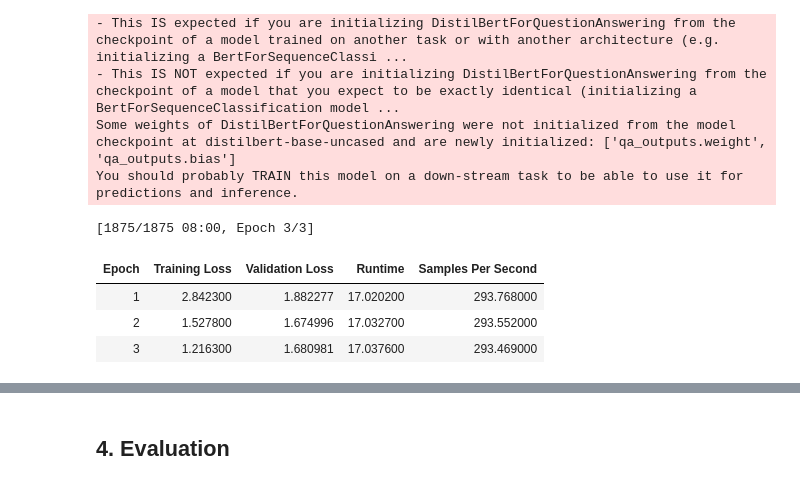
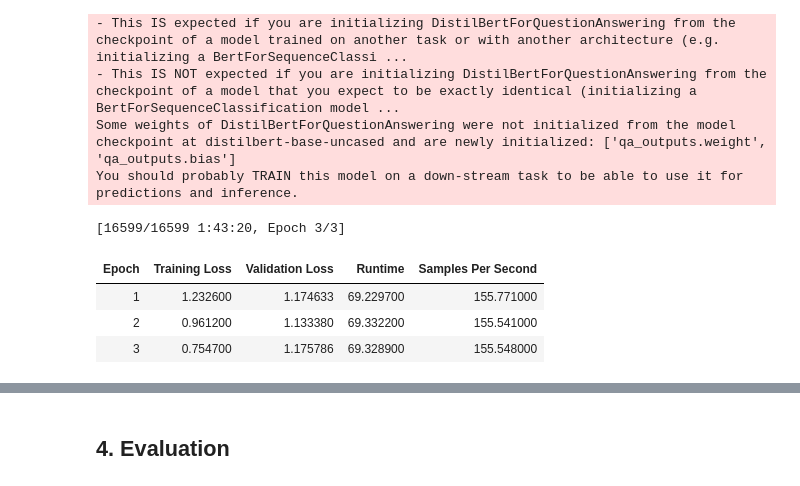
Before and after one commit to sam351/TIL2021, a Jupyter notebook: huggingface-transformers/07_question-answering.ipynb, the cells around one changed output, grey strips where cells are left out. Drawn from its saved outputs; the diff is of its cells as text; code cells hidden in the pictures.

Commit message:
Modify 07_question-answering.ipynb
- Modify 3. Fine-tuning the model to train with full dataset

```diff
--- a/huggingface-transformers/07_question-answering.ipynb
+++ b/huggingface-transformers/07_question-answering.ipynb
@@ -400,36 +406,36 @@ args = TrainingArguments(
     output_dir='test-squad',
     evaluation_strategy = 'epoch',
     learning_rate=2e-5,
     per_device_train_batch_size=batch_size,
     per_device_eval_batch_size=batch_size,
     num_train_epochs=3,
     weight_decay=0.01,
 )
 
 # set data collector
 ## >>> Data collators : objects that will form a batch by using a list of dataset elements as input.
 ## These elements are of the same type as the elements of train_dataset or eval_dataset.
 ## To be able to build batches, data collators may apply some processing (like padding).
 ## >>> default_data_collator : very simple data collator that simply collates batches of dict-like objects
 ## and performs special handling for potential keys
 data_collator = default_data_collator
 
 # initialize trainer
 trainer = Trainer(
     model, args,
     data_collator=data_collator,
-    train_dataset=tokenized_datasets['train'].select(range(10000)),  # use only 10000 examples for training
-    eval_dataset=tokenized_datasets['validation'].select(range(5000)),   # use only 5000 examples for validation
+    train_dataset=tokenized_datasets['train'],
+    eval_dataset=tokenized_datasets['validation'],
     tokenizer=tokenizer,
 )
 
 train_output = trainer.train()  # about 13 min (about 1 hour 50 min for whole dataset) with Tesla P100-PCIE-16GB device
 trainer.save_model('test-squad-trained')
 
 train_output
 # %% [output]
-[1875/1875 08:00, Epoch 3/3]
+[16599/16599 1:43:20, Epoch 3/3]
 | Epoch | Training Loss | Validation Loss | Runtime | Samples Per Second |
-| 1 | 2.842300 | 1.882277 | 17.020200 | 293.768000 |
-| 2 | 1.527800 | 1.674996 | 17.032700 | 293.552000 |
-| 3 | 1.216300 | 1.680981 | 17.037600 | 293.469000 |
+| 1 | 1.232600 | 1.174633 | 69.229700 | 155.771000 |
+| 2 | 0.961200 | 1.133380 | 69.332200 | 155.541000 |
+| 3 | 0.754700 | 1.175786 | 69.328900 | 155.548000 |
```
Also changed, not shown: parts of 16 cells of this notebook.
